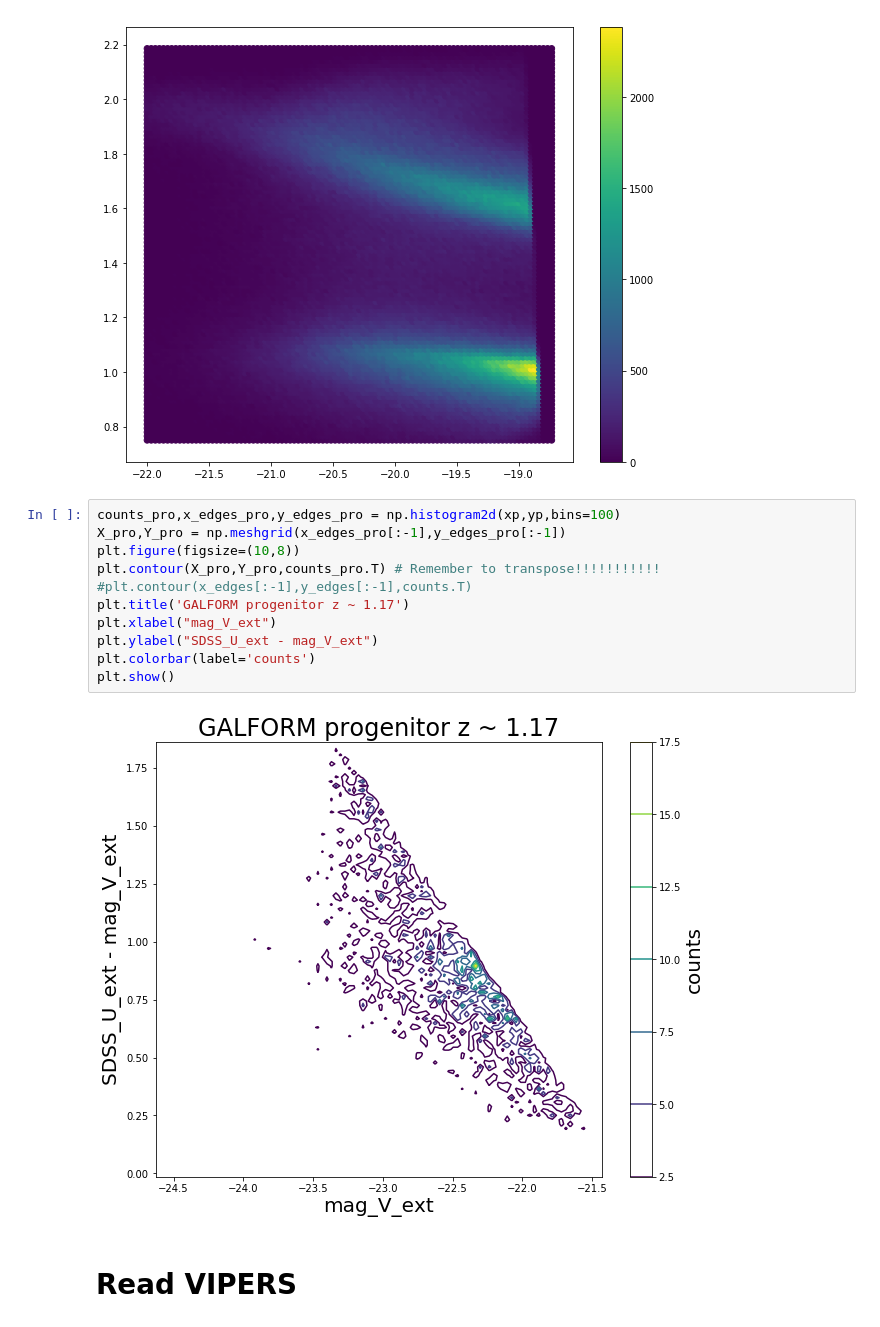
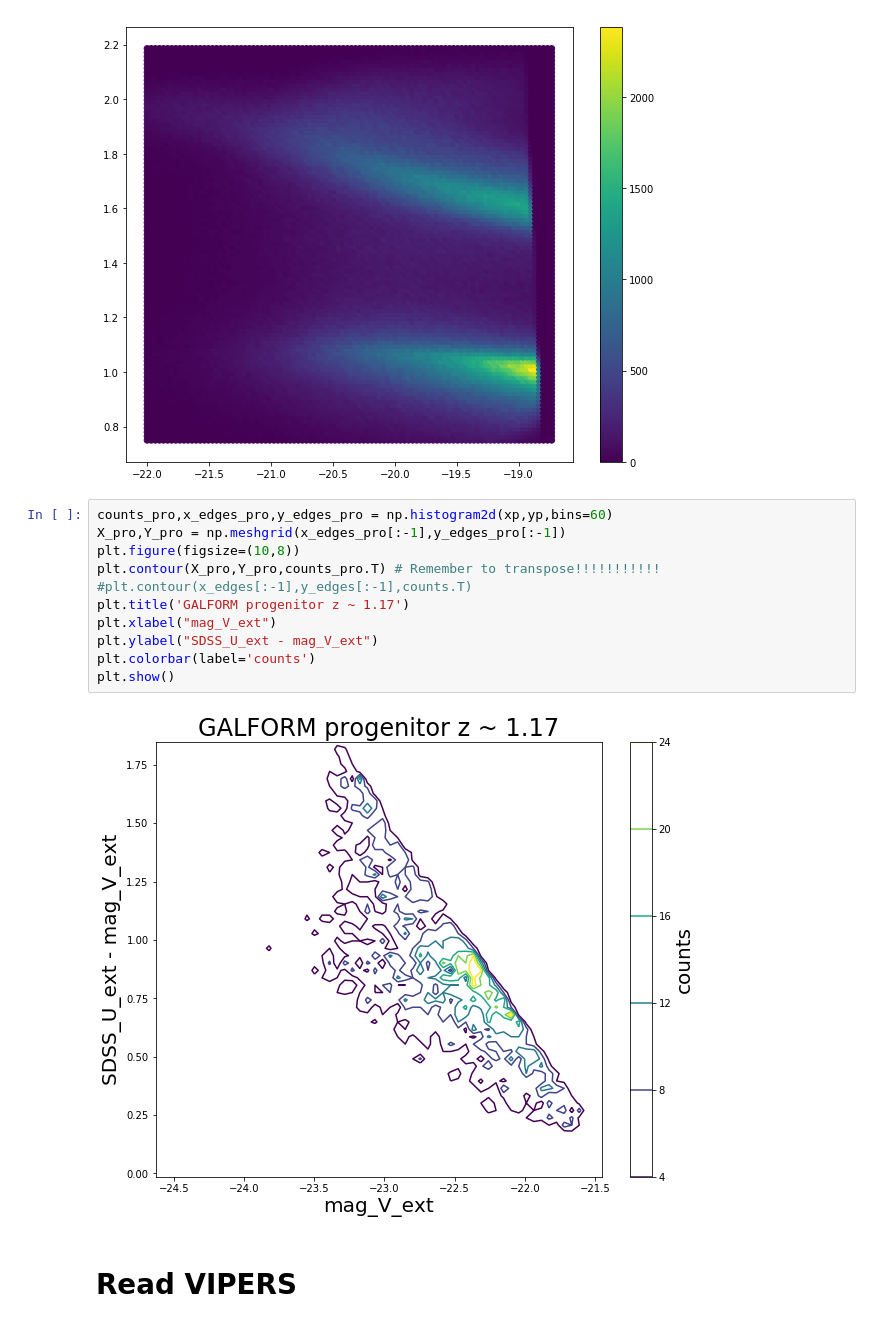
Before and after one commit to GiorgioManzoni/VIPERS_GALFORM, a Jupyter notebook: 009_John_Helly_edge.ipynb, the cells around one changed output. Drawn from its saved outputs; the diff is of its cells as text.

```diff
--- a/009_John_Helly_edge.ipynb
+++ b/009_John_Helly_edge.ipynb
@@ -259,18 +259,18 @@ plt.show()
 # %% [output]
 [figure]
 # %%
-counts_pro,x_edges_pro,y_edges_pro = np.histogram2d(xp,yp,bins=100)
+counts_pro,x_edges_pro,y_edges_pro = np.histogram2d(xp,yp,bins=60)
 X_pro,Y_pro = np.meshgrid(x_edges_pro[:-1],y_edges_pro[:-1])
 plt.figure(figsize=(10,8))
 plt.contour(X_pro,Y_pro,counts_pro.T) # Remember to transpose!!!!!!!!!!!
 #plt.contour(x_edges[:-1],y_edges[:-1],counts.T)
 plt.title('GALFORM progenitor z ~ 1.17')
 plt.xlabel("mag_V_ext")
 plt.ylabel("SDSS_U_ext - mag_V_ext")
 plt.colorbar(label='counts')
 plt.show()
 # %% [output]
-[figure, old version]
+[figure, new version]
 # %% [markdown]
 # Read VIPERS
 # %%
```
